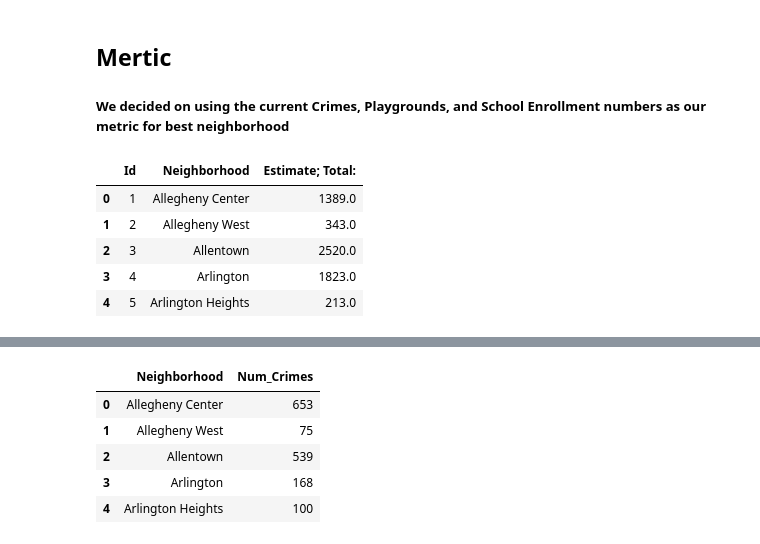
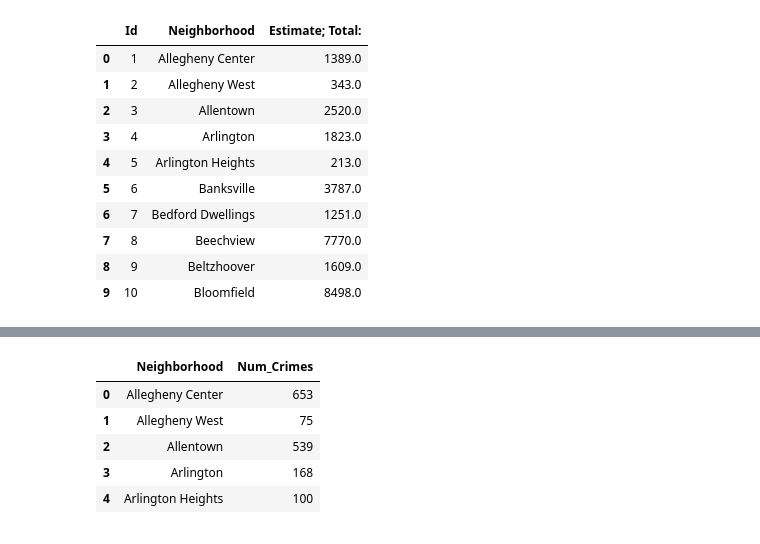
Before and after one commit to matgut33/0010-Final, a Jupyter notebook: Final-Project.ipynb, the cells around one changed output, grey strips where cells are left out. Saved outputs shown, nothing was run; the diff lists cells and outputs as text; code cells hidden in the pictures.

```diff
--- a/Final-Project.ipynb
+++ b/Final-Project.ipynb
@@ -12,5 +4,2 @@
-# %% [markdown]
-## Mertic
-##### We decided on using the current Crimes, Playgrounds, and School Enrollment numbers as our metric for best neighborhood
 # %%
 import pandas as pd
@@ -22,12 +13,19 @@ school_enrollment = pd.read_csv("SchoolEnrollment.csv", index_col="Id")
 # %%
 school_enrollment2 = school_enrollment[['Neighborhood', 'Estimate; Total:']]
 school_enrollment2.groupby('Estimate; Total:')
+#school_enrollment2 = school_enrollment2.to_frame()
 school_enrollment2 = school_enrollment2.reset_index()
-school_enrollment2.head(5)
+
+school_enrollment2.head(10)
 # %% [output]
 |  | Id | Neighborhood | Estimate; Total: |
 | 0 | 1 | Allegheny Center | 1389.0 |
 | 1 | 2 | Allegheny West | 343.0 |
 | 2 | 3 | Allentown | 2520.0 |
 | 3 | 4 | Arlington | 1823.0 |
 | 4 | 5 | Arlington Heights | 213.0 |
+| 5 | 6 | Banksville | 3787.0 |
+| 6 | 7 | Bedford Dwellings | 1251.0 |
+| 7 | 8 | Beechview | 7770.0 |
+| 8 | 9 | Beltzhoover | 1609.0 |
+| 9 | 10 | Bloomfield | 8498.0 |
```
Also changed, not shown: parts of 22 cells of this notebook, 1 other file.
